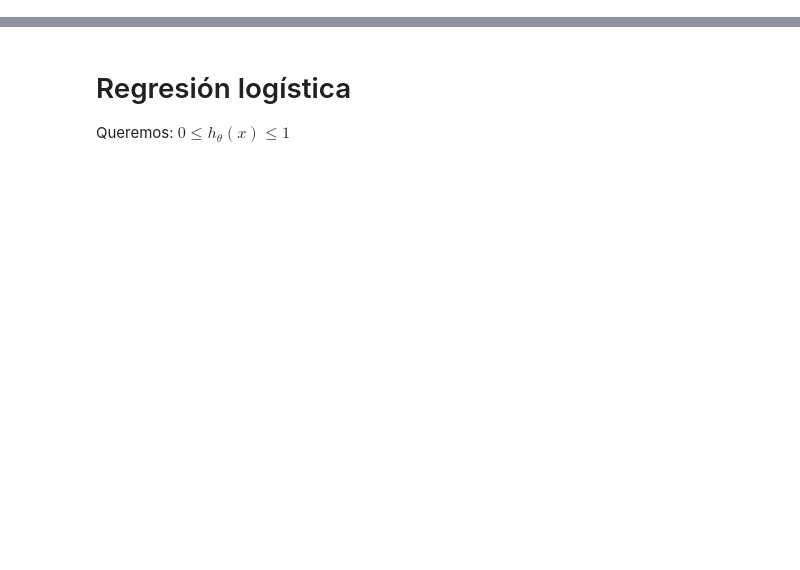
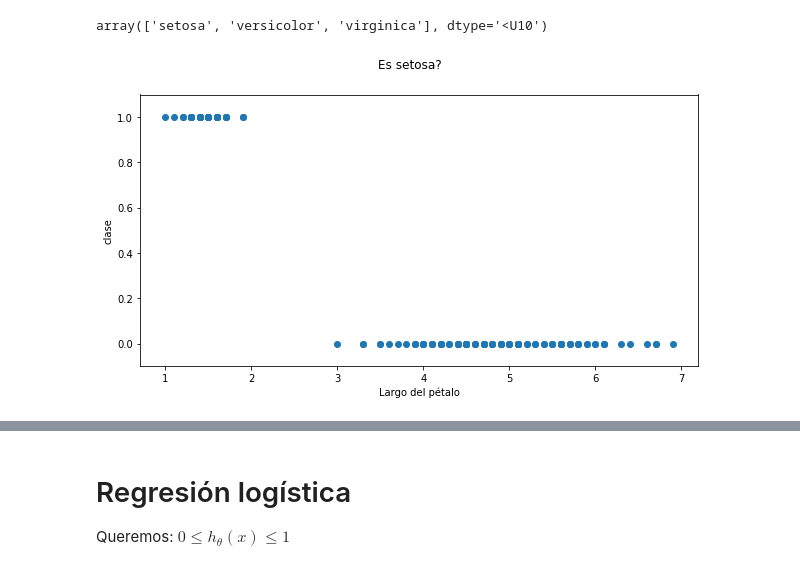
Before and after one commit to ucseml-team/machine-learning-course, a Jupyter notebook: logistic_regression.ipynb, the cells around one changed output, grey strips where cells are left out. Drawn from its saved outputs; the diff is of its cells as text; code cells hidden in the pictures; blank space fills up the shorter version.

```diff
--- a/logistic_regression.ipynb
+++ b/logistic_regression.ipynb
@@ -32,0 +25,23 @@
+# %%
+def plot_dataset():
+    fig, ax = plt.subplots(1, 1, figsize=(10, 5))
+    fig.suptitle('Es setosa?')
+    ax.scatter(data.petal_length, data.es_setosa)
+    ax.set_xlabel('Largo del pétalo')
+    ax.set_ylabel('clase')
+    ax.set_ylim(-0.1, 1.1)
+# %%
+iris = datasets.load_iris()
+
+data = pd.DataFrame(iris.data,
+                    columns=[x[:-5].replace(' ', '_') for x in iris.feature_names])
+features = data.columns
+data['target'] = iris.target
+display(iris.target_names)
+data['target_name'] =  data.target.map(dict(enumerate(iris.target_names)))
+data['es_setosa'] = data.target==0
+# display(data.columns)
+plot_dataset()
+# %% [output]
+array(['setosa', 'versicolor', 'virginica'], dtype='<U10')
+[figure, added]
```
Also changed, not shown: parts of 34 cells of this notebook.
